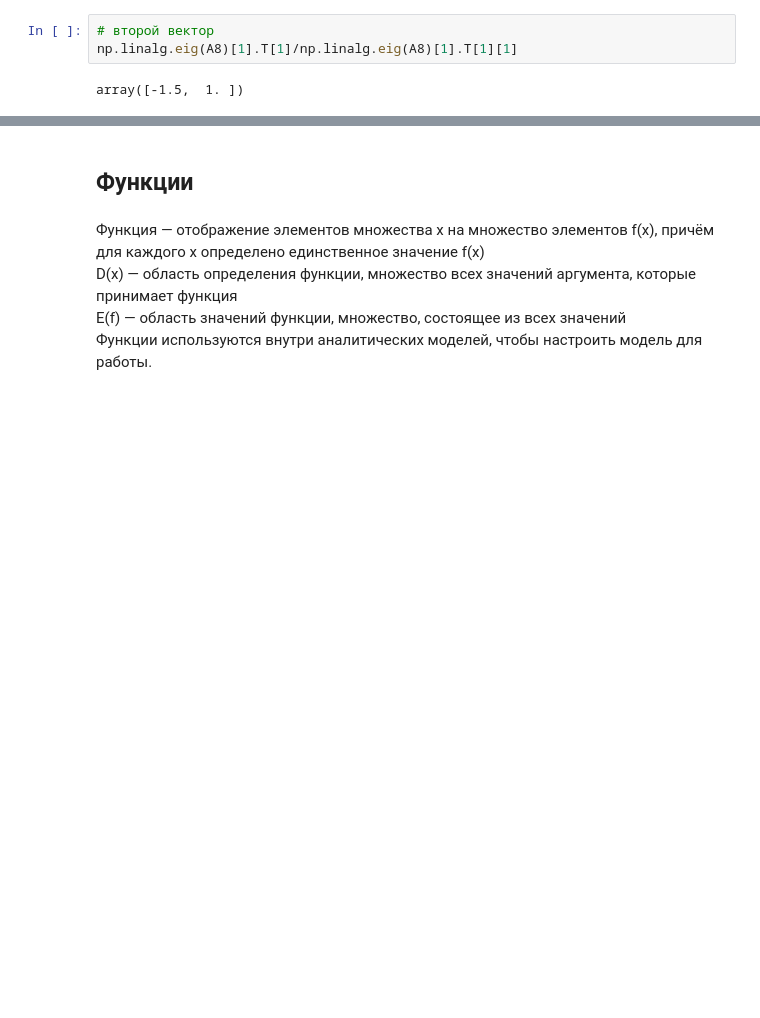
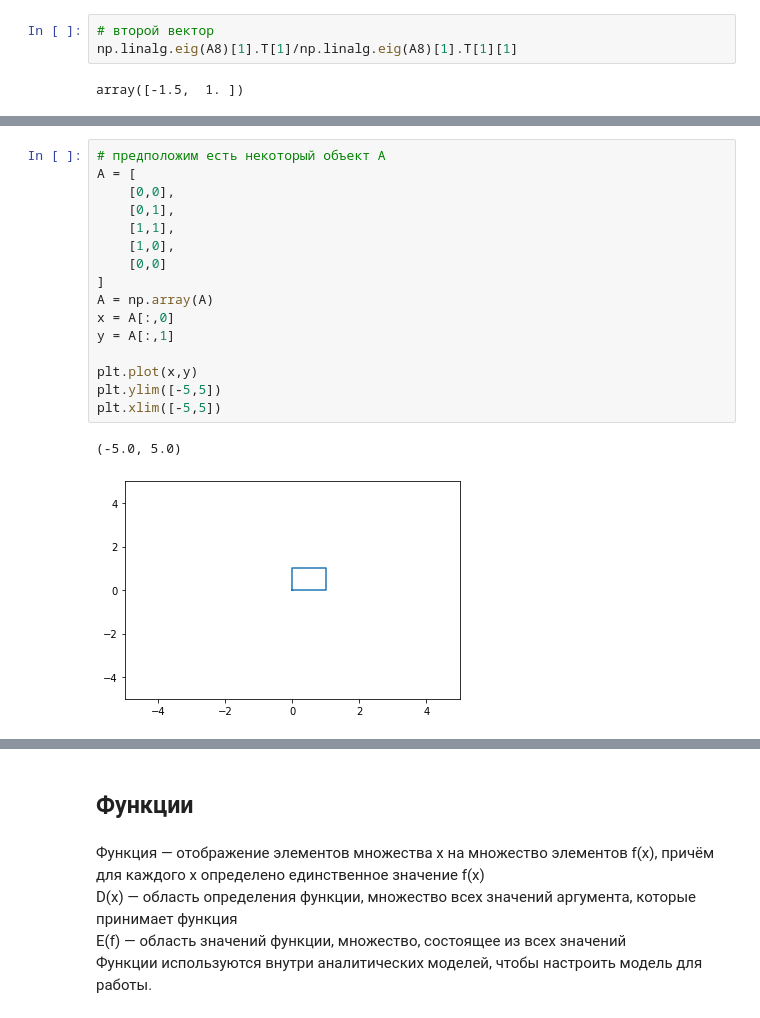
Before and after one commit to iaidarf/DS_tutorials, a Jupyter notebook: notebooks/Vector.Matrix.Function.ipynb, the cells around one changed output, grey strips where cells are left out. Saved outputs shown, nothing was run; the diff lists cells and outputs as text; blank space fills up the shorter version.

```diff
--- a/notebooks/Vector.Matrix.Function.ipynb
+++ b/notebooks/Vector.Matrix.Function.ipynb
@@ -408,0 +456,19 @@ array([-1.5,  1. ])
+# %%
+# предположим есть некоторый объект А
+A = [
+    [0,0],
+    [0,1],
+    [1,1],
+    [1,0],
+    [0,0]
+]
+A = np.array(A)
+x = A[:,0]
+y = A[:,1]
+
+plt.plot(x,y)
+plt.ylim([-5,5])
+plt.xlim([-5,5])
+# %% [output]
+(-5.0, 5.0)
+[figure, added]
```
Also changed, not shown: parts of 16 cells of this notebook, 3 other files.
